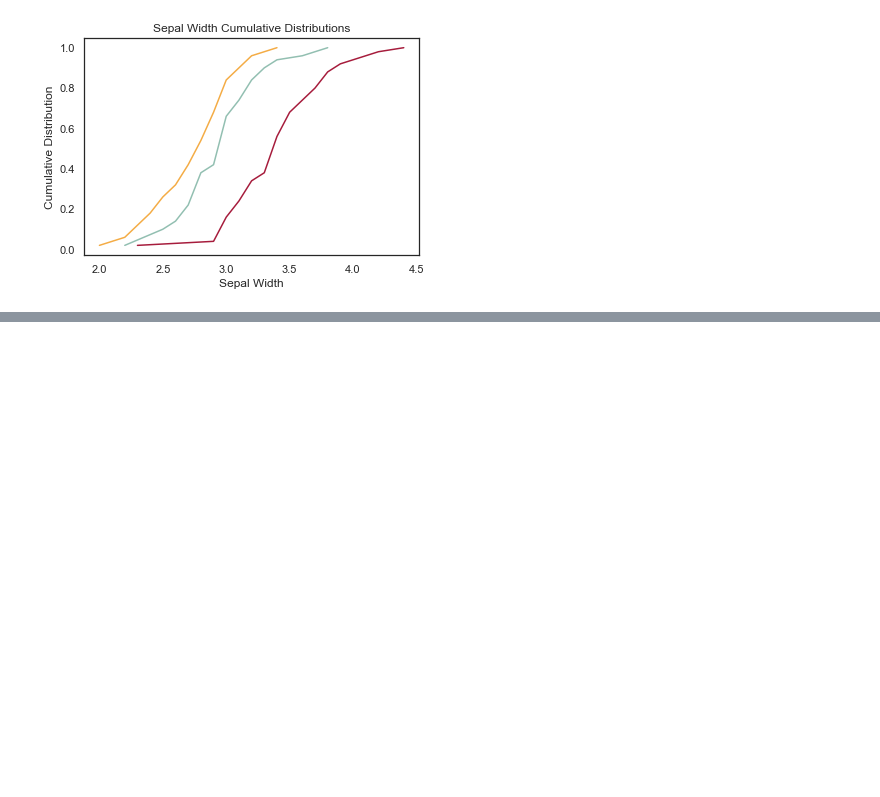
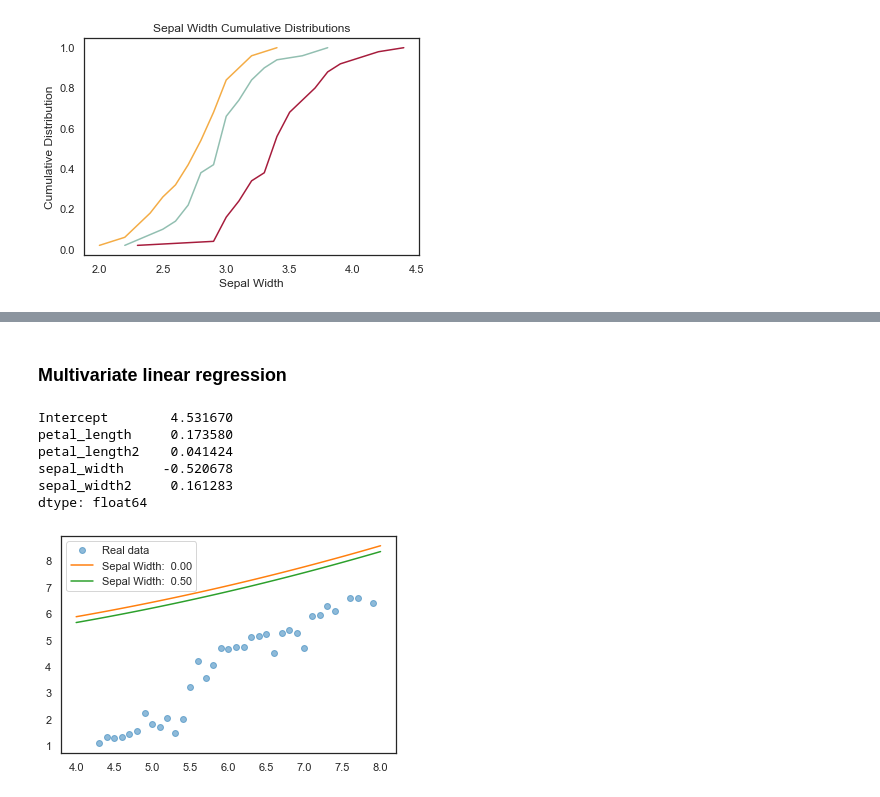
Before and after one commit to VictorCalderon/data-snippets, a Jupyter notebook: DataScience/EDA.ipynb, the cells around one changed output, grey strips where cells are left out. Cells and saved outputs as stored; diff of their text form; code cells hidden in the pictures; blank space fills up the shorter version.

```diff
--- a/DataScience/EDA.ipynb
+++ b/DataScience/EDA.ipynb
@@ -428,0 +476,55 @@ plt.show()
+# %% [markdown]
+<h3>Multivariate linear regression</h3>
+# %%
+# Add non-linearity to data
+iris['petal_length2'] = iris['petal_length'] ** 2
+iris['sepal_width2'] = iris['sepal_width'] ** 2
+
+# Run multivariate regression
+multi_iris_reg = smf.ols('sepal_length ~ petal_length + petal_length2 + sepal_width + sepal_width2', data=iris).fit()
+
+# Show parameters
+multi_iris_reg.params
+# %% [output]
+Intercept        4.531670
+petal_length     0.173580
+petal_length2    0.041424
+sepal_width     -0.520678
+sepal_width2     0.161283
+dtype: float64
+# %%
+def iris_grid(petal_length=1, sepal_width=1):
+    """Generate iris grid"""
+
+    # Generate grid search space
+    iris_grid_ = pd.DataFrame({'petal_length': petal_length, 'sepal_width': sepal_width})
+
+    # Add non linearity
+    iris_grid_['petal_length2'] = iris_grid_['petal_length'] ** 2
+    iris_grid_['sepal_width2'] = iris_grid_['sepal_width'] ** 2
+
+    return iris_grid_
+# %%
+# Generate grids for datasets with static sepal widths
+grids = [iris_grid(petal_length=np.linspace(4, 8), sepal_width=n) for n in np.arange(0, 1, 0.5)]
+# %%
+# Calc sepal_length mean
+mean_iris = iris.groupby('sepal_length')['petal_length'].mean()
+
+# Plot mean real data
+plt.plot(mean_iris, 'o', label='Real data', alpha=0.5)
+
+# Plot models
+for i, grid in enumerate(grids):
+
+    # Generate prediction
+    pred = multi_iris_reg.predict(grid)
+
+    # Plot model
+    plt.plot(grid['petal_length'], pred, label=f"Sepal Width: {grid['sepal_width'].mean(): 2.2f}")
+
+# Show model
+plt.legend()
+plt.show()
+# %% [output]
+[figure, added]
```
Also changed, not shown: parts of 21 cells of this notebook.
